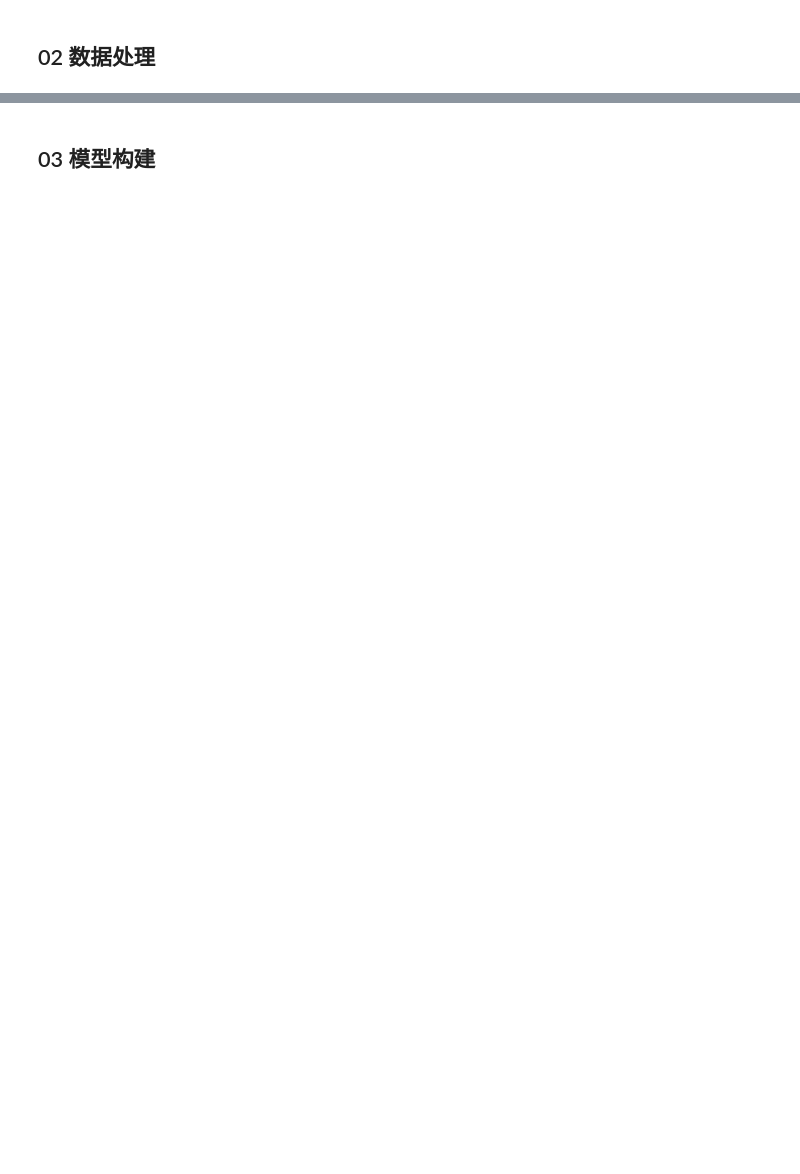
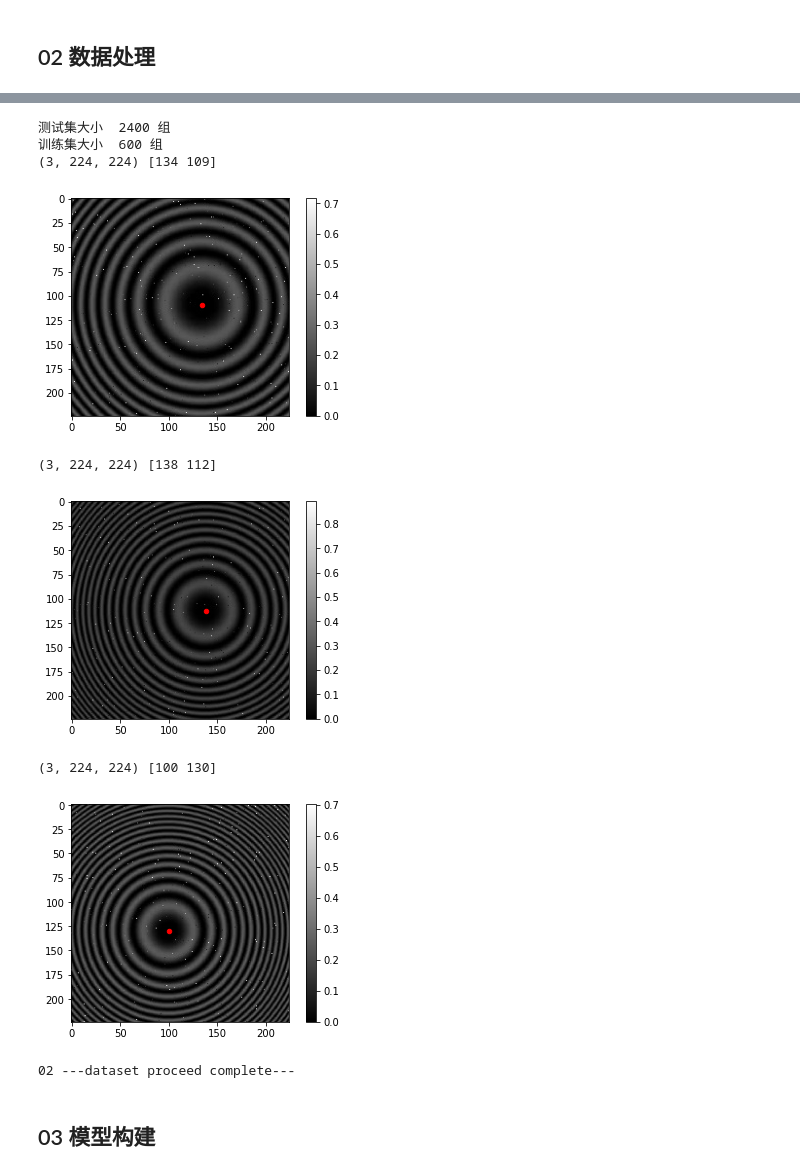
Before and after one commit to zerlingx/machine_learning_newton_ring, a Jupyter notebook: run/run.ipynb, the cells around one changed output, grey strips where cells are left out. Saved outputs shown, nothing was run; the diff lists cells and outputs as text; code cells hidden in the pictures; blank space fills up the shorter version.

```diff
--- a/run/run.ipynb
+++ b/run/run.ipynb
@@ -5,6 +5,7 @@
 ## 00 基本依赖项加载
 # %%
 # 加载依赖项
+import cv2
 from cv2 import data
 import numpy as np
 import matplotlib.pyplot as plt
@@ -33,7 +34,7 @@ from mindspore.ops import operations as P
 
 # 设置MindSpore的执行模式和设备
 #context.GRAPH_MODE指向静态图模型，即在运行之前会把全部图建立编译完毕。设备指定为Ascend处理器。
-context.set_context(mode=context.GRAPH_MODE, device_target="Ascend")
+# context.set_context(mode=context.GRAPH_MODE, device_target="Ascend")
 # %% [markdown]
 ## 01 数据生成与加载
 # %%
@@ -42,28 +43,28 @@ context.set_context(mode=context.GRAPH_MODE, device_target="Ascend")
 # mindspore自定义数据集生成器
 class DatasetGenerator:
     def __init__(self):
-        img = np.array(Image.open("../data/img/train_img_1.jpg"))
+        img = cv2.imread("../data/img/train_img_1.jpg")
         path = "../data/img/train_img_"
         for img_i in range(3049):
-            img_nxt = np.array(Image.open(path+str(img_i+2)+".jpg"))
+            img_nxt = cv2.imread(path+str(img_i+2)+".jpg")
             if img_i == 0:
                 img = np.stack((img,img_nxt))
             else:
                 img_nxt = img_nxt[np.newaxis, :]
                 img = np.vstack((img, img_nxt))
-        self.data = img
+        self.image = img
         ct = np.load("../data/center/center.npy")
         self.label = ct
 
     def __getitem__(self, index):
-        return self.data[index], self.label[index]
+        return self.image[index], self.label[index]
 
     def __len__(self):
-        return len(self.data)
+        return len(self.image)
 # %%
 # 生成、加载./data中的数据
 dataset_generator = DatasetGenerator()
-dataset = ds.GeneratorDataset(dataset_generator, ["data", "label"], shuffle=False)
+dataset = ds.GeneratorDataset(dataset_generator, ["image", "label"], shuffle=False)
 
 print("\n01 ---dataset generate complete---\n")
 
@@ -72,4 +73,4 @@ print("\n01 ---dataset generate complete---\n")
 #     print('{}'.format(data["data"]), '{}'.format(data["label"]))
 
 # 创建数据集的迭代器p_data
-p_data = dataset.create_dict_iterator()
+# p_data = dataset.create_dict_iterator()
@@ -78,17 +81,17 @@ p_data = dataset.create_dict_iterator()
 # %%
 # 数据处理
 
-# 通道格式设置
-hwc2chw_op = CV.HWC2CHW()
-dataset = dataset.map(input_columns="data", operations=hwc2chw_op)
-# 变成float32
-type_cast_op = C.TypeCast(mstype.float32)
-dataset = dataset.map(input_columns="data", operations=type_cast_op)
+# 数据类型转换
+type_cast_op_image = C.TypeCast(mstype.float32)
+type_cast_op_label = C.TypeCast(mstype.int32)
+HWC2CHW = CV.HWC2CHW()
+dataset = dataset.map(operations=[type_cast_op_image, HWC2CHW], input_columns="image")
+dataset = dataset.map(operations=type_cast_op_label, input_columns="label")
 # 归一化
 rescale = 1.0 / 255.5
 shift = 0
 rescale_op = CV.Rescale(rescale, shift)
-dataset = dataset.map(input_columns="data", operations=rescale_op)
+dataset = dataset.map(input_columns="image", operations=rescale_op)
 #打乱顺序
 dataset = dataset.shuffle(buffer_size=3050)
 #划分数据集
@@ -100,20 +105,28 @@ ds_test  = ds_test.batch(batch_size, drop_remainder=True)
 # %%
 print("测试集大小 ",ds_train.get_dataset_size()*batch_size,"组")
 print("训练集大小 ",ds_test.get_dataset_size()*batch_size,"组")
 # 选三组数据和标签打印，检查是否加载和处理正确
 test_p_data = dataset.create_dict_iterator(output_numpy=True)
 for i in range(3):
     test_data = next(test_p_data)
-    num = random.randint(1,3050)
-    # print('{}'.format(test_data["data"].shape), '{}'.format(test_data["label"])) #打印数据
-    img = test_data["data"]
+    img = test_data["image"]
     ct = test_data["label"]
     print(img.shape, ct)
-    plt.imshow(img, cmap="gray")
+    plt.imshow(img[0,:], cmap="gray")
     plt.colorbar()
     plt.scatter(int(test_data["label"][0]), int(test_data["label"][1]), color='r',s=20)
     plt.show()  #打印图像
 print("\n02 ---dataset proceed complete---\n")
+# %% [output]
+测试集大小  2400 组
+训练集大小  600 组
+(3, 224, 224) [134 109]
+[figure, added]
+(3, 224, 224) [138 112]
+[figure, added]
+(3, 224, 224) [100 130]
+[figure, added]
+02 ---dataset proceed complete---
 # %% [markdown]
 ## 03 模型构建
 # %%
```
Also changed, not shown: parts of 5 cells of this notebook, 1 other file.
